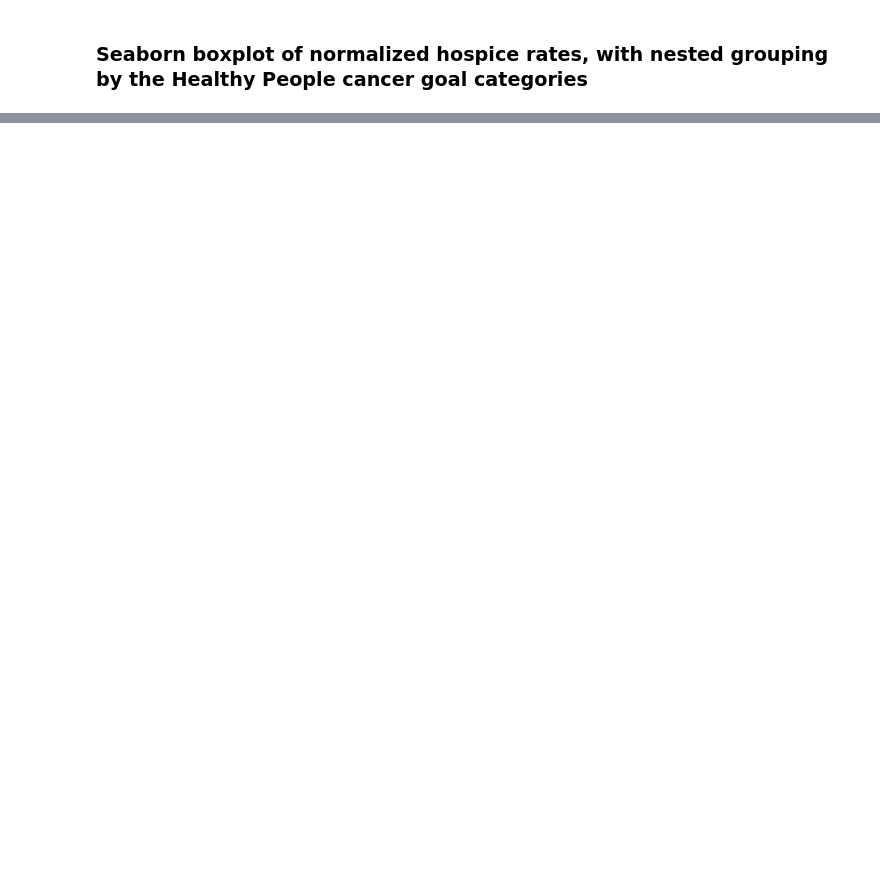
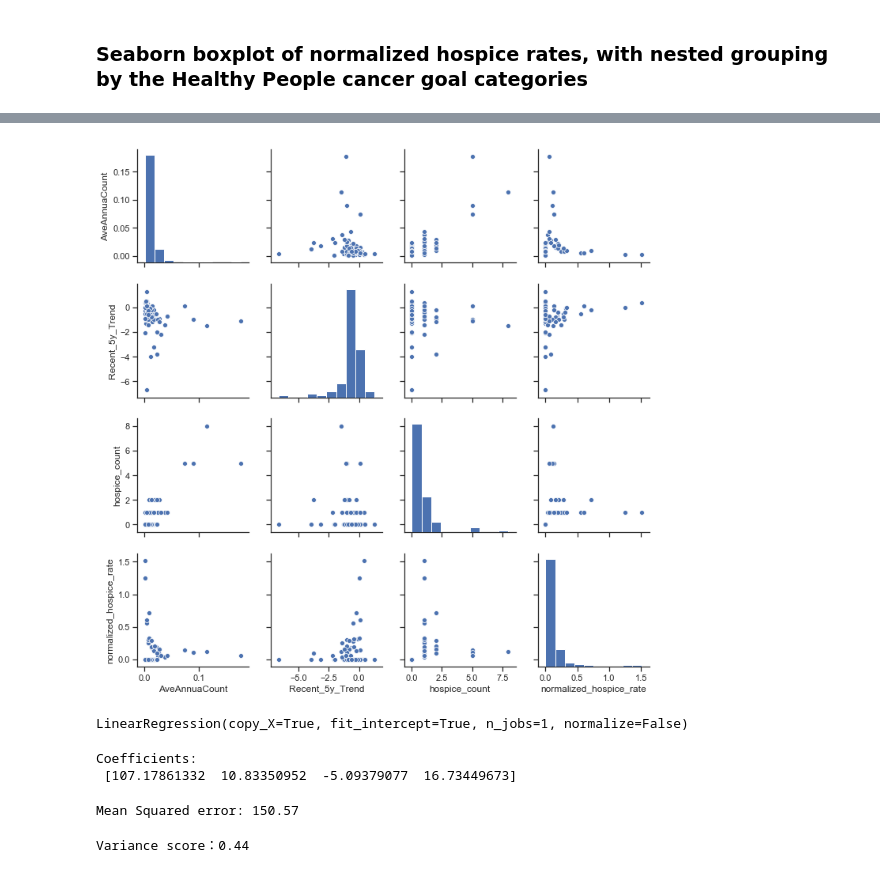
Before and after one commit to blackmonica/vanderbilt-aspire-data-essentials, a Jupyter notebook: Smile.ipynb, the cells around one changed output, grey strips where cells are left out. Drawn from its saved outputs; the diff is of its cells as text; code cells hidden in the pictures; blank space fills up the shorter version.

```diff
--- a/Smile.ipynb
+++ b/Smile.ipynb
@@ -395,0 +426,6 @@ sns.boxplot(x = 'Met_Health_People_Objective', y = 'normalized_hospice_rate',dat
+# %%
+one_hot_encoded_pop_and_cancer = pd.get_dummies(pop_and_cancer)
+# %%
+pop_and_cancer = one_hot_encoded_pop_and_cancer
+# %%
+pop_and_cancer['AveAnnuaCount'] = pop_and_cancer['AveAnnuaCount']/10000
@@ -395,0 +457,7 @@ sns.boxplot(x = 'Met_Health_People_Objective', y = 'normalized_hospice_rate',dat
+# %%
+y = pop_and_cancer['Age_Adjusted_Death_Rate']
+X = pop_and_cancer[['AveAnnuaCount','Recent_5y_Trend', 'hospice_count','normalized_hospice_rate']]
+# %%
+g = sns.pairplot(X)
+# %% [output]
+[figure, added]
@@ -395,0 +466,5 @@ sns.boxplot(x = 'Met_Health_People_Objective', y = 'normalized_hospice_rate',dat
+# %%
+regr = linear_model.LinearRegression()
+regr.fit(X_train, y_train)
+# %% [output]
+LinearRegression(copy_X=True, fit_intercept=True, n_jobs=1, normalize=False)
@@ -395,0 +473,14 @@ sns.boxplot(x = 'Met_Health_People_Objective', y = 'normalized_hospice_rate',dat
+# %%
+print('Coefficients:\n', regr.coef_)
+# %% [output]
+Coefficients:
+ [107.17861332  10.83350952  -5.09379077  16.73449673]
+# %%
+print('Mean Squared error: %.2f'
+      % mean_squared_error(y_test, y_pred))
+# %% [output]
+Mean Squared error: 150.57
+# %%
+print('Variance score：%.2f' % r2_score(y_test, y_pred))
+# %% [output]
+Variance score：0.44
```
Also changed, not shown: parts of 15 cells of this notebook.
